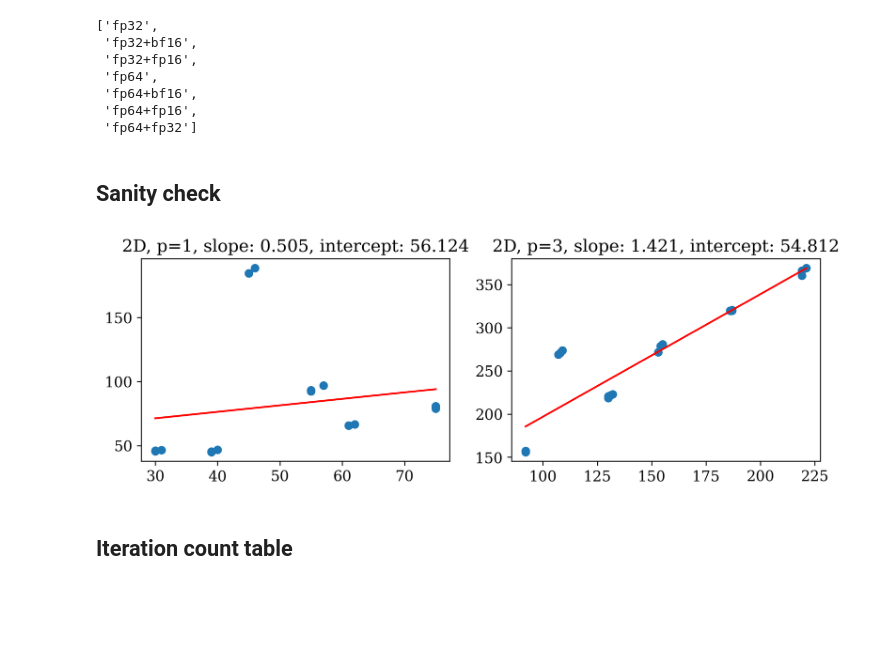
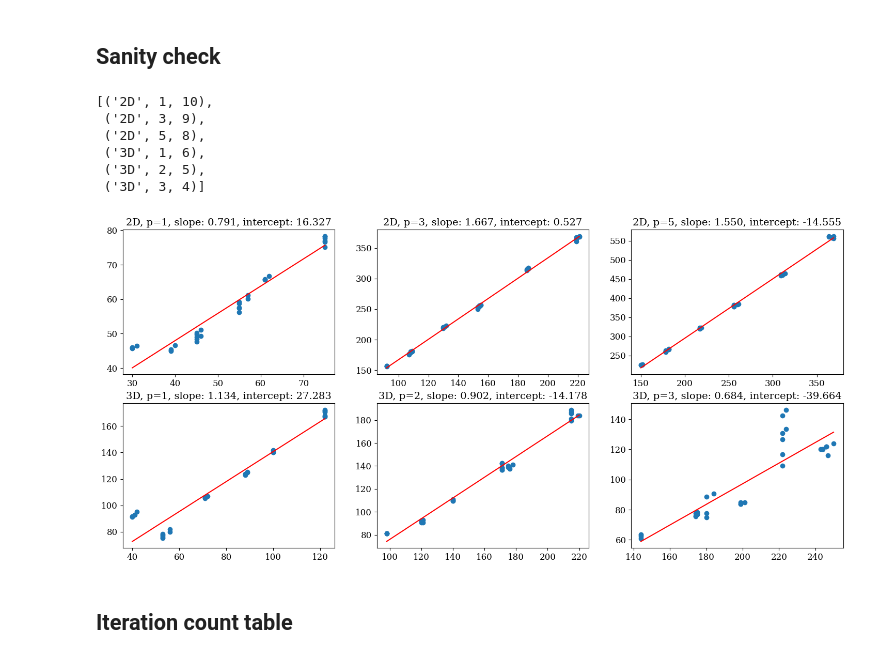
Before and after one commit to mgr0dzicki/dd-solvers, a Jupyter notebook: notebooks/precision_tables.ipynb, the cells around one changed output. Drawn from its saved outputs; the diff is of its cells as text; code cells hidden in the pictures; blank space fills up the shorter version.

Commit message:
precision_tables: start working

```diff
--- a/notebooks/precision_tables.ipynb
+++ b/notebooks/precision_tables.ipynb
@@ -6,14 +6,18 @@ import numpy as np
 from utils import *
 # %%
 def solver_name_to_precision(name):
-    asm_prec = name.split(".")[1].split(",")[0]
+    preconditioner_prec = name.split(".")[1].split(",")[0]
     if "Inv(torch." not in name:
-        return asm_prec
+        return preconditioner_prec
     else:
         inv_prec = name.split("Inv(torch.")[1].split(")")[0]
-        return f"{asm_prec}+{inv_prec}"
+        return f"{preconditioner_prec}+{inv_prec}"
+
 
 def solver_name_to_preconditioner(name):
+    if "CG" in name:
+        name = name.split("CG(")[1]
+    return name.split("(")[0]
 # %%
 def generate_summary(df: pd.DataFrame):
     if "solve times" not in df.columns:
@@ -25,9 +29,12 @@ def generate_summary(df: pd.DataFrame):
     df = pd.concat([df, metadata_df], axis=1)
 
     df["precision"] = df["solver"].apply(solver_name_to_precision)
+    df["preconditioner"] = df["solver"].apply(solver_name_to_preconditioner)
+    df["fine m"] = df["fine m"].apply(lambda x: int(x[1:]))
+    df["coarse m"] = df["coarse m"].apply(lambda x: int(x[1:]))
     pivot_table = df.pivot_table(
         index=["dim", "p", "fine m", "coarse m"],
-        columns=["precision"],
+        columns=["preconditioner", "precision"],
         values=metadata_cols,
         aggfunc="min",
     )
@@ -51,48 +69,50 @@ summary
 # %%
-precisions = summary.columns.levels[1].to_list()
-ds = summary.index.levels[0].to_list()
-ps = summary.index.levels[1].to_list()
-
-
 def shorten_precision(prec):
     return "+".join(
         [("fp" if p.startswith("f") else "bf") + p[-2:] for p in prec.split("+")]
     )
-
-[shorten_precision(prec) for prec in precisions]
-# %% [output]
-['fp32',
- 'fp32+bf16',
- 'fp32+fp16',
- 'fp64',
- 'fp64+bf16',
- 'fp64+fp16',
- 'fp64+fp32']
 # %% [markdown]
 ## Sanity check
+# %%
+experiments = summary.index.droplevel("coarse m").unique().to_list()
+experiments
+# %% [output]
+[('2D', 1, 10),
+ ('2D', 3, 9),
+ ('2D', 5, 8),
+ ('3D', 1, 6),
+ ('3D', 2, 5),
+ ('3D', 3, 4)]
 # %%
 from sklearn.linear_model import LinearRegression
 
-fig, axes = plt.subplots(len(ds), len(ps), figsize=(5 * len(ps), 3 * len(ds)), dpi=300)
-for i, d in enumerate(ds):
-    for j, p in enumerate(ps):
-        ax = axes[i * len(ps) + j]
+ncols = 3
+nrows = (len(experiments) + ncols - 1) // ncols
 
-        sp = summary.xs(d, level="dim").xs(p, level="p")
-        iters = sp["iterations"].values.flatten()
-        cg_time = (sp["cg time"] - sp["preconditioner time"] * sp["iterations"]).values.flatten()
-        cg_time = cg_time[iters < 600]
-        iters = iters[iters < 600]
-        ax.scatter(iters, cg_time)
+fig, axes = plt.subplots(nrows, ncols, figsize=(6 * ncols, 4 * nrows))
+for i, (dim, p, fine_m) in enumerate(experiments):
+    ax = axes.flatten()[i]
 
-        model = LinearRegression().fit(iters.reshape(-1, 1), cg_time)
-        ax.set_title(f"{d}, p={p}, slope: {model.coef_[0]:.3f}, intercept: {model.intercept_:.3f}")
+    sp = summary.xs(dim, level="dim").xs(p, level="p").xs(fine_m, level="fine m")
+    iters = sp["iterations"].values.flatten()
+    cg_time = (
+        sp["cg time"] - sp["preconditioner time"] * sp["iterations"]
+    ).values.flatten()
+    cg_time = cg_time[~np.isnan(cg_time)]
+    cg_time = cg_time[iters < 600]
+    iters = iters[iters < 600]
+    ax.scatter(iters, cg_time)
 
-        itx = np.linspace(iters.min(), iters.max(), 100).reshape(-1, 1)
-        predicted = model.predict(itx)
-        ax.plot(itx, predicted, color="red", label="Linear fit")
+    model = LinearRegression().fit(iters.reshape(-1, 1), cg_time)
+    ax.set_title(
+        f"{dim}, p={p}, slope: {model.coef_[0]:.3f}, intercept: {model.intercept_:.3f}"
+    )
+
+    itx = np.linspace(iters.min(), iters.max(), 100).reshape(-1, 1)
+    predicted = model.predict(itx)
+    ax.plot(itx, predicted, color="red", label="Linear fit")
 # %% [output]
-[figure, old version]
+[figure, new version]
 # %% [markdown]
 ## Iteration count table
 # %%
```
Also changed, not shown: parts of 6 cells of this notebook.
